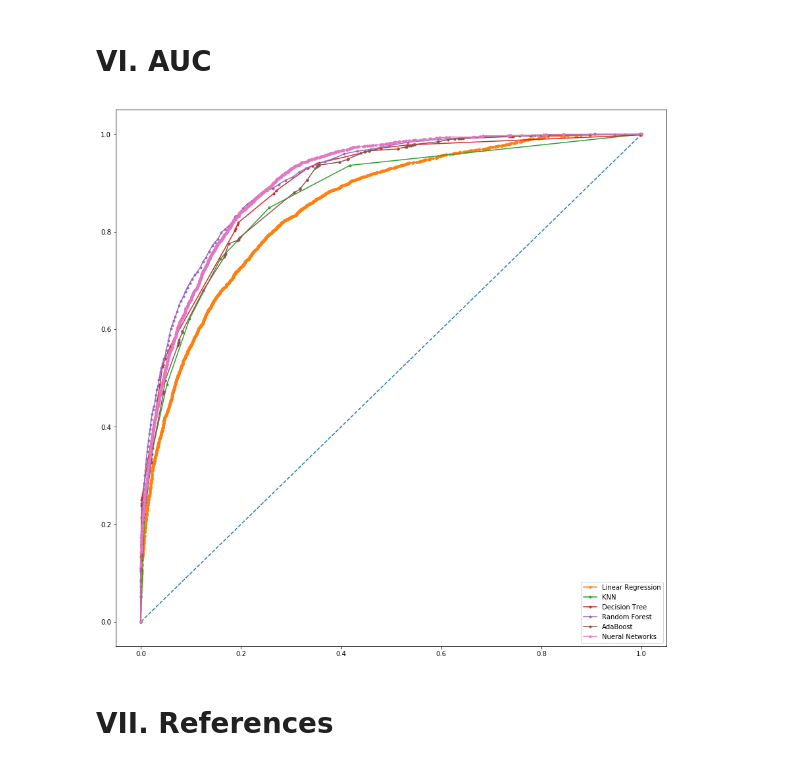
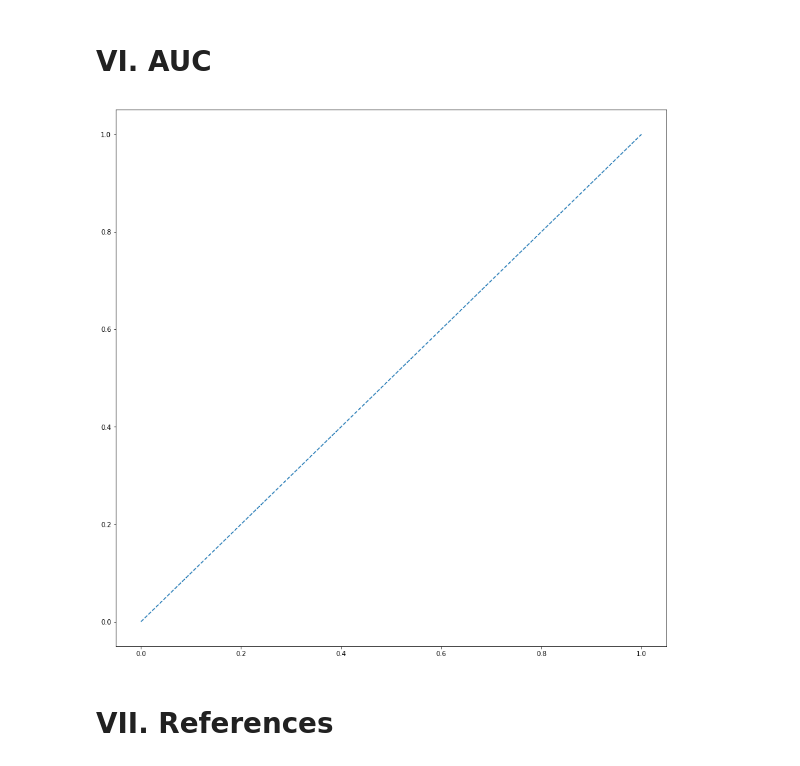
Before and after one commit to haiphucnguyen/MachineLearning, a Jupyter notebook: notes/Project 1.ipynb, the cells around one changed output. Saved outputs shown, nothing was run; the diff lists cells and outputs as text; code cells hidden in the pictures.

```diff
--- a/notes/Project 1.ipynb
+++ b/notes/Project 1.ipynb
@@ -577,29 +589,30 @@ plotLearningCurve('Learning Curve Neural Network', train_sizes, train_scores, te
 # %%
 from sklearn.metrics import auc
 from sklearn.metrics import roc_auc_score
 from sklearn.metrics import roc_curve
 
 f,ax = plt.subplots(figsize=(15,15))
 # plot no skill
 plt.plot([0, 1], [0, 1], linestyle='--')
 preds = {"Linear Regression": Y_lg_pred_proba[:, 1],
          "KNN": Y_knn_pred_proba[:, 1],
          "Decision Tree": Y_dt_pred_proba[:, 1],
          "Random Forest": Y_rf_pred_proba[:, 1],
          "AdaBoost": Y_ada_pred_proba[:, 1],
          "Nueral Networks": Y_nn_pred_proba[:, 1]}
+?roc_auc_score
+# for algorithm, pred in preds.items():
+#     # calculate roc curve
+#     fpr, tpr, thresholds = roc_curve(Y_test, pred)
+#     # plot the roc curve for the model
 
-for algorithm, pred in preds.items():
-    # calculate roc curve
-    fpr, tpr, thresholds = roc_curve(Y_test, pred)
-    # plot the roc curve for the model
-    plt.plot(fpr, tpr, marker='.', label = algorithm)
+#     plt.plot(fpr, tpr, marker='.', label = algorithm)
 
-plt.legend(loc="lower right")
-# show the plot
-plt.show()
+# plt.legend(loc="lower right")
+# # show the plot
+# plt.show()
 # %% [output]
-[figure, old version]
+[figure, new version]
 # %%
 # from autosklearn.classification import AutoSklearnClassifier
 
```
Also changed, not shown: parts of 7 cells of this notebook.
